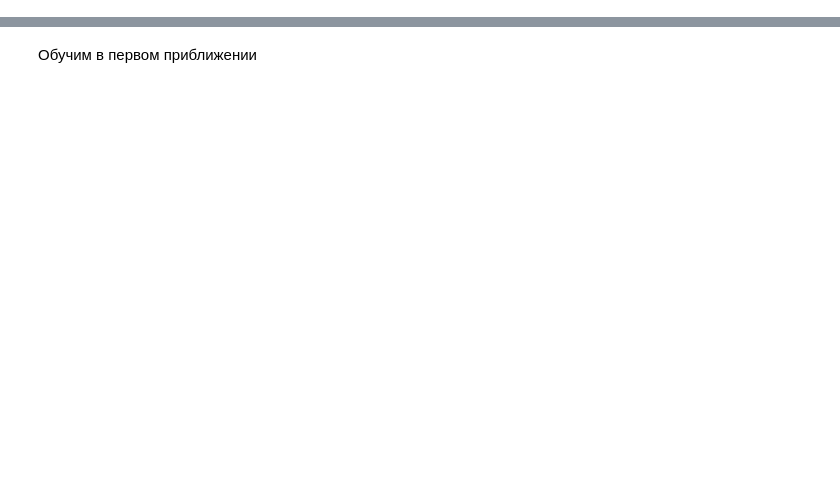
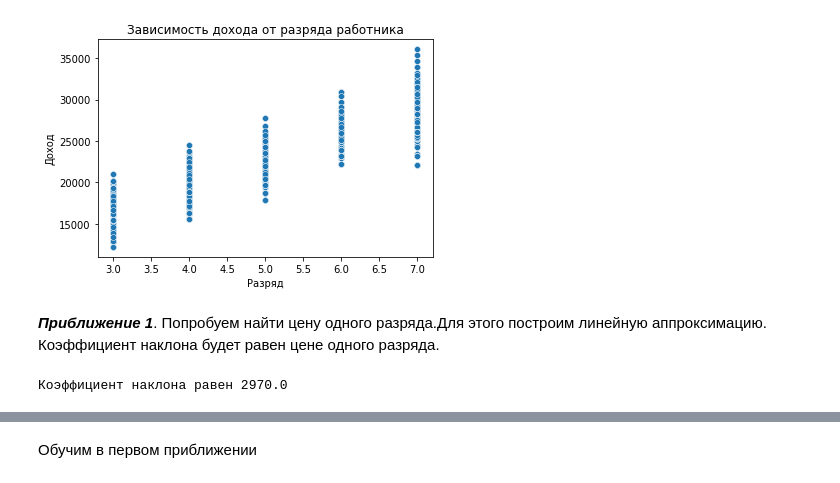
Before and after one commit to alscovidny/test_ecopsy, a Jupyter notebook: test_ecopsy.ipynb, the cells around one changed output, grey strips where cells are left out. Drawn from its saved outputs; the diff is of its cells as text; code cells hidden in the pictures; blank space fills up the shorter version.

```diff
--- a/test_ecopsy.ipynb
+++ b/test_ecopsy.ipynb
@@ -109,0 +31,22 @@ anon_df
+# %%
+sns.scatterplot(data = main_df, x = "Разряд", y = "Доход")
+plt.title('Зависимость дохода от разряда работника')
+plt.show()
+# %% [output]
+[figure, added]
+# %% [markdown]
+***Приближение 1***. Попробуем найти цену одного разряда.Для этого построим линейную аппроксимацию. Коэффициент наклона будет равен цене одного разряда.
+# %%
+from sklearn.linear_model import LinearRegression
+lvl_df = main_df.drop(columns = ['FIO', 'Месяц', 'Профессия', 'Оборудование', 'Вредность (балл.)', 'Объем производства'])
+
+regr_lvl = LinearRegression()
+y_= lvl_df['Доход']
+X_ = lvl_df.drop(columns = ['Доход'], inplace = False)
+
+regr_lvl.fit(X_, y_)
+
+y = regr_lvl.predict(X_)
+print(f'Коэффициент наклона равен {round(*regr_lvl.coef_, 0)}')
+# %% [output]
+Коэффициент наклона равен 2970.0
```
Also changed, not shown: parts of 34 cells of this notebook.
